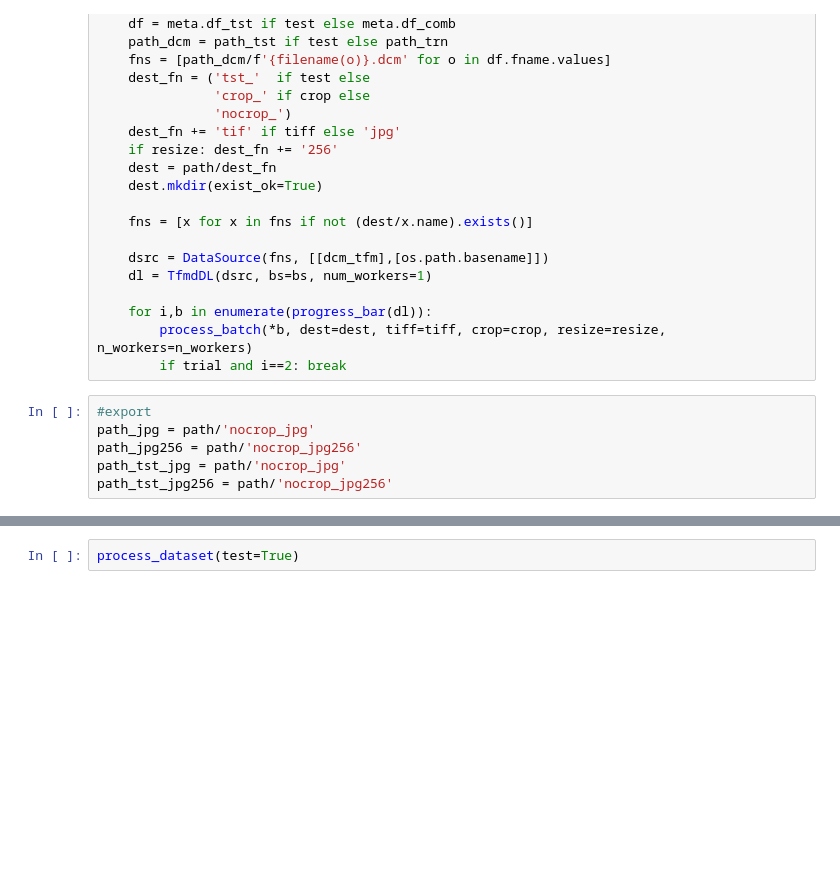
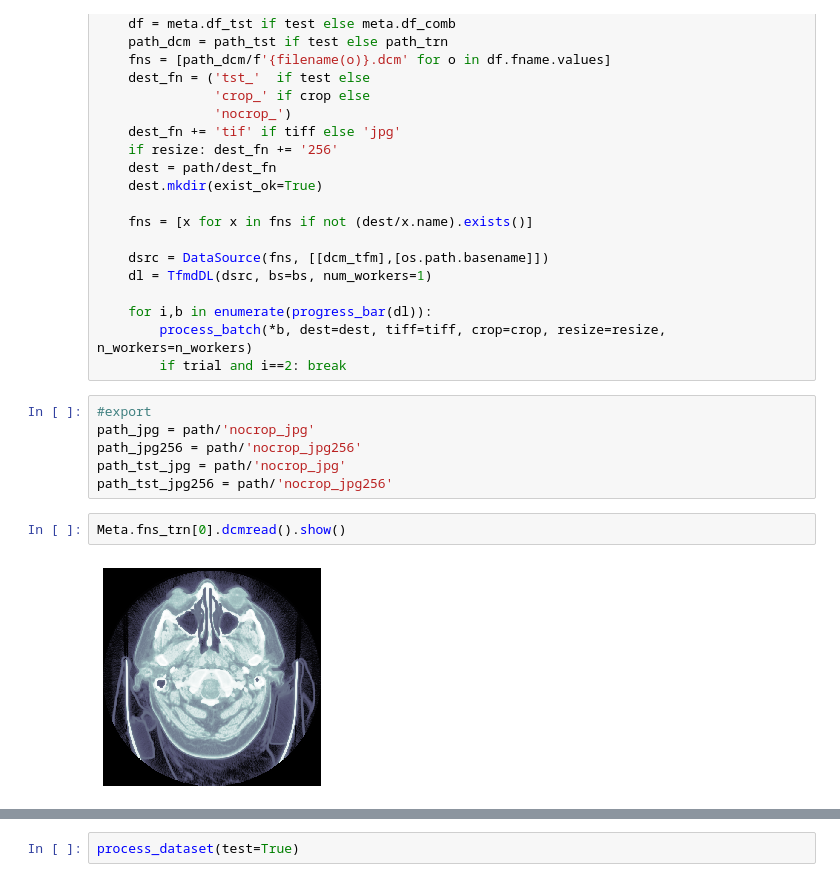
Before and after one commit to bearpelican/rsna_retro, a Jupyter notebook: 01_preprocess.ipynb, the cells around one changed output, grey strips where cells are left out. Saved outputs shown, nothing was run; the diff lists cells and outputs as text; blank space fills up the shorter version.

```diff
--- a/01_preprocess.ipynb
+++ b/01_preprocess.ipynb
@@ -73,5 +76,9 @@ path_jpg = path/'nocrop_jpg'
 path_jpg256 = path/'nocrop_jpg256'
 path_tst_jpg = path/'nocrop_jpg'
 path_tst_jpg256 = path/'nocrop_jpg256'
+# %%
+Meta.fns_trn[0].dcmread().show()
+# %% [output]
+[figure, added]
 # %%
 process_dataset(resize=True)
```
Also changed, not shown: parts of 5 cells of this notebook, 28 other files.
